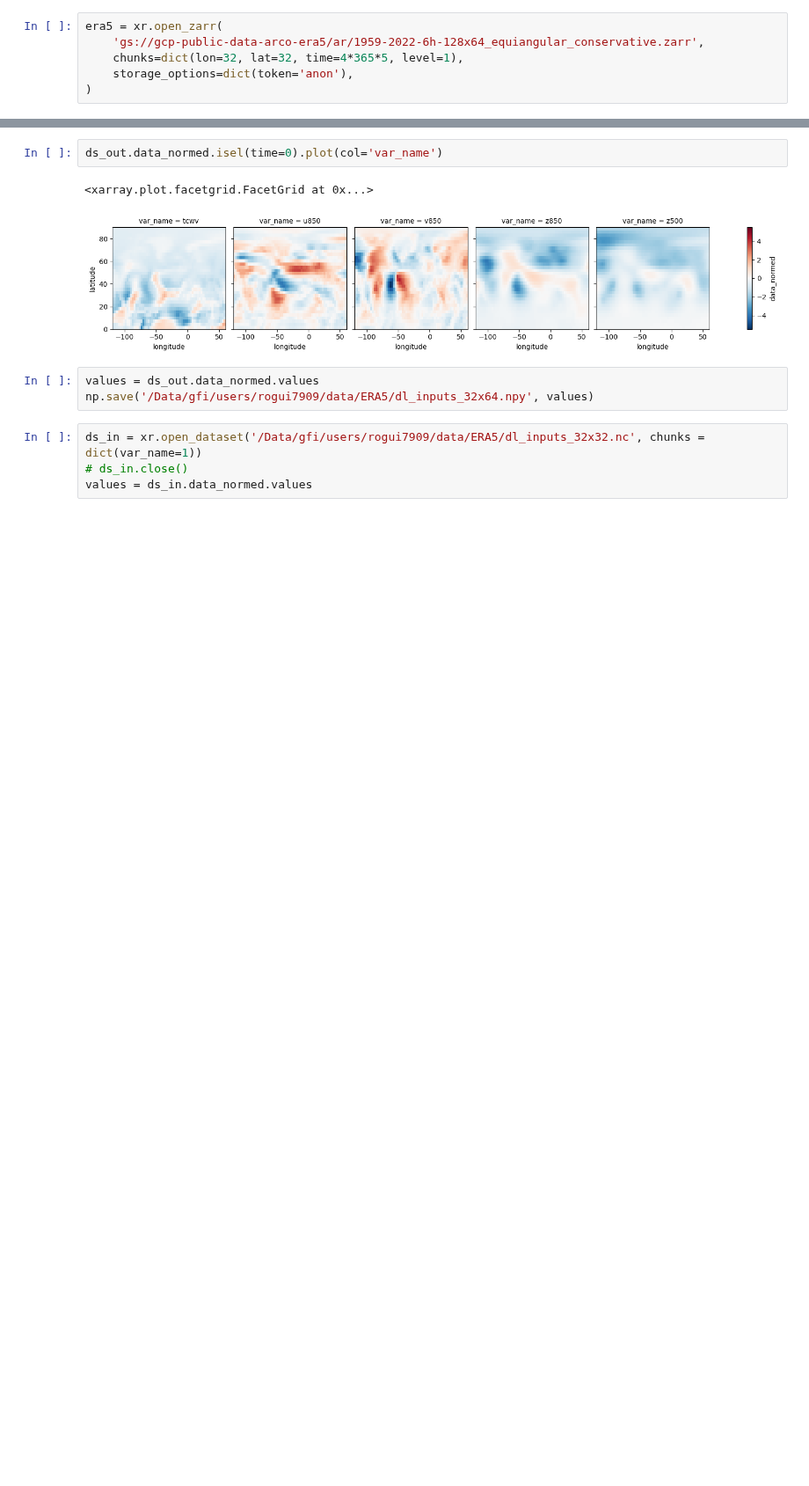
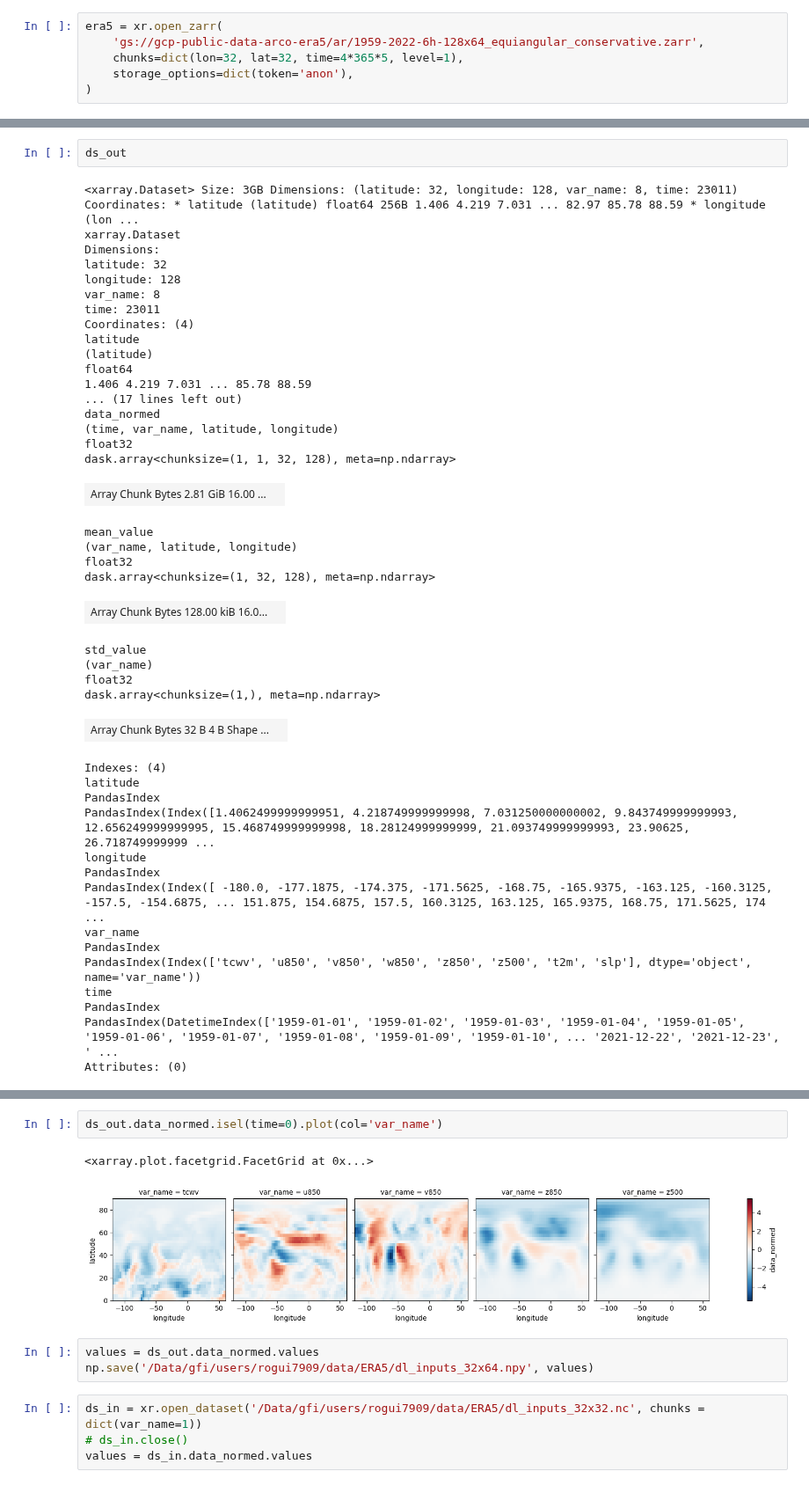
Before and after one commit to rguilcas/predict_rain_norway, a Jupyter notebook: prepare_data/get_data_era5.ipynb, the cells around one changed output, grey strips where cells are left out. Shown at 88% size. Drawn from its saved outputs; the diff is of its cells as text; blank space fills up the shorter version.

```diff
--- a/prepare_data/get_data_era5.ipynb
+++ b/prepare_data/get_data_era5.ipynb
@@ -67,0 +112,45 @@ ds_out.to_netcdf('/Data/gfi/users/rogui7909/data/ERA5/dl_inputs_32x64_v2.nc')
+# %%
+ds_out
+# %% [output]
+<xarray.Dataset> Size: 3GB Dimensions: (latitude: 32, longitude: 128, var_name: 8, time: 23011) Coordinates: * latitude (latitude) float64 256B 1.406 4.219 7.031 ... 82.97 85.78 88.59 * longitude (lon ...
+xarray.Dataset
+Dimensions:
+latitude: 32
+longitude: 128
+var_name: 8
+time: 23011
+Coordinates: (4)
+latitude
+(latitude)
+float64
+1.406 4.219 7.031 ... 85.78 88.59
+... (17 lines left out)
+data_normed
+(time, var_name, latitude, longitude)
+float32
+dask.array<chunksize=(1, 1, 32, 128), meta=np.ndarray>
+| Array Chunk Bytes 2.81 GiB 16.00 ... |  |
+mean_value
+(var_name, latitude, longitude)
+float32
+dask.array<chunksize=(1, 32, 128), meta=np.ndarray>
+| Array Chunk Bytes 128.00 kiB 16.0... |  |
+std_value
+(var_name)
+float32
+dask.array<chunksize=(1,), meta=np.ndarray>
+| Array Chunk Bytes 32 B 4 B Shape ... |  |
+Indexes: (4)
+latitude
+PandasIndex
+PandasIndex(Index([1.4062499999999951, 4.218749999999998, 7.031250000000002, 9.843749999999993, 12.656249999999995, 15.468749999999998, 18.28124999999999, 21.093749999999993, 23.90625, 26.718749999999 ...
+longitude
+PandasIndex
+PandasIndex(Index([ -180.0, -177.1875, -174.375, -171.5625, -168.75, -165.9375, -163.125, -160.3125, -157.5, -154.6875, ... 151.875, 154.6875, 157.5, 160.3125, 163.125, 165.9375, 168.75, 171.5625, 174 ...
+var_name
+PandasIndex
+PandasIndex(Index(['tcwv', 'u850', 'v850', 'w850', 'z850', 'z500', 't2m', 'slp'], dtype='object', name='var_name'))
+time
+PandasIndex
+PandasIndex(DatetimeIndex(['1959-01-01', '1959-01-02', '1959-01-03', '1959-01-04', '1959-01-05', '1959-01-06', '1959-01-07', '1959-01-08', '1959-01-09', '1959-01-10', ... '2021-12-22', '2021-12-23', ' ...
+Attributes: (0)
```
Also changed, not shown: parts of 13 cells of this notebook, 14 other files.
